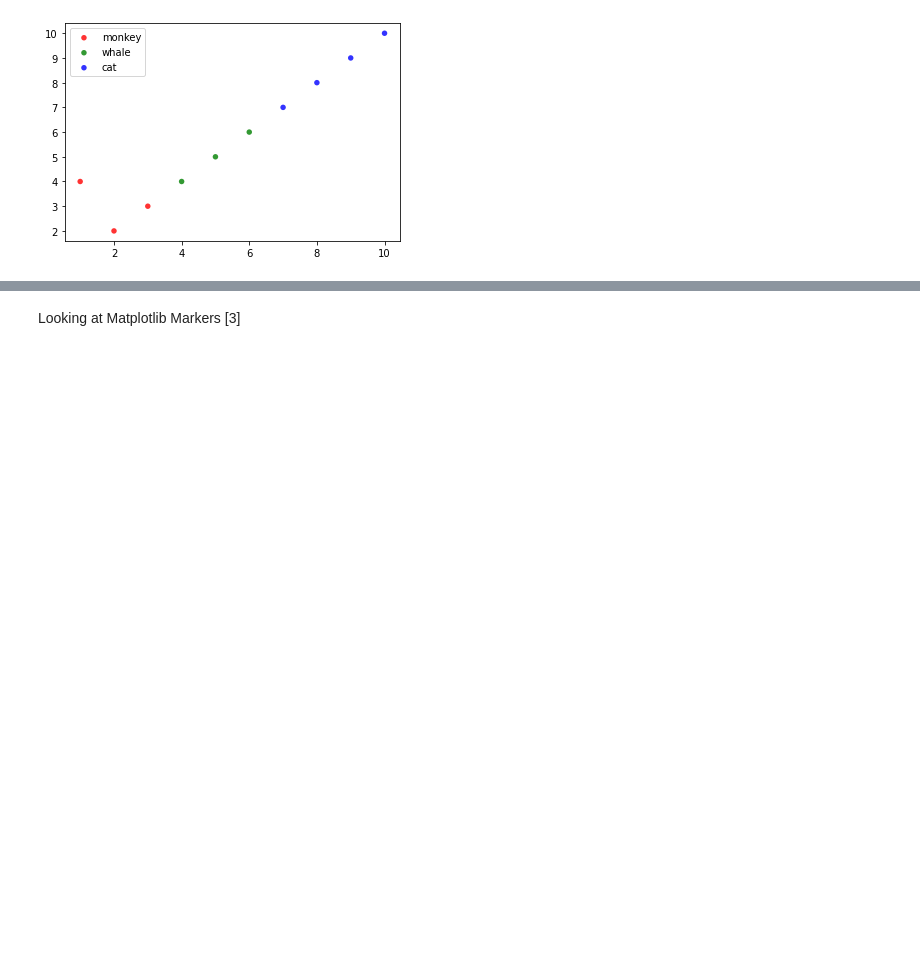
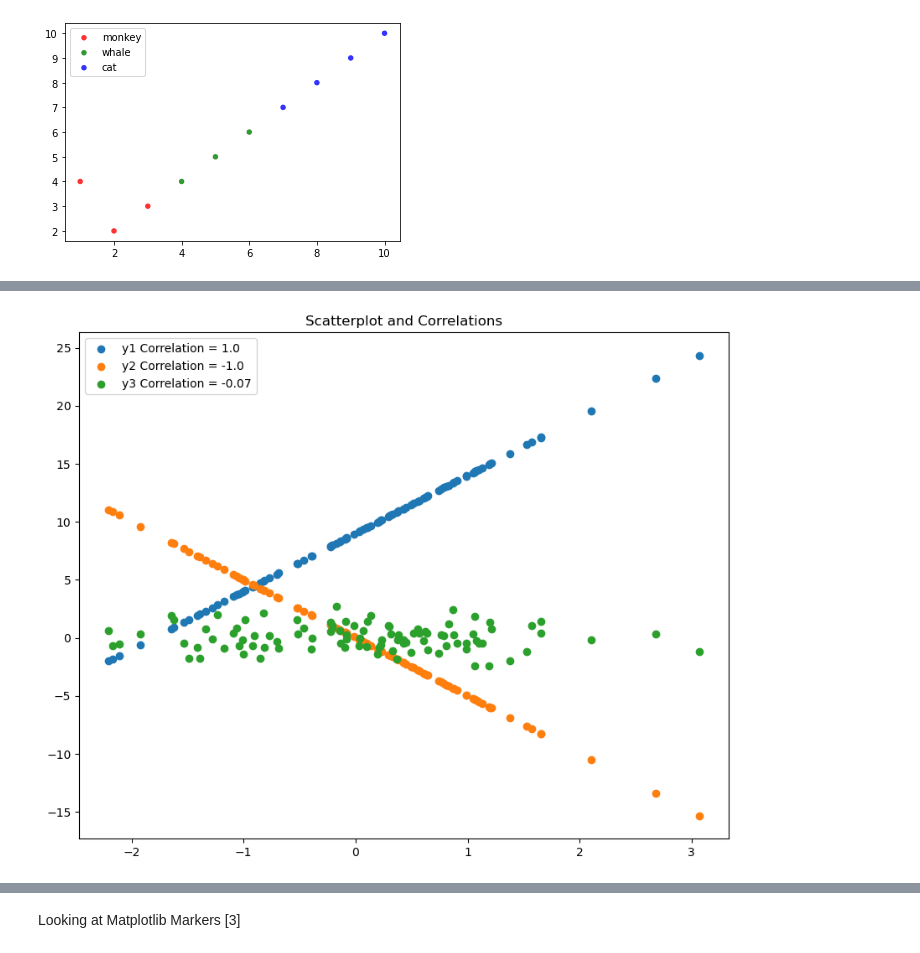
Before and after one commit to katel85/FundamentalsDA, a Jupyter notebook: pyplot.ipynb, the cells around one changed output, grey strips where cells are left out. Drawn from its saved outputs; the diff is of its cells as text; code cells hidden in the pictures; blank space fills up the shorter version.

```diff
--- a/pyplot.ipynb
+++ b/pyplot.ipynb
@@ -331,0 +424,20 @@ plt.legend(loc=2)
+# %%
+# Scatterplot and Correlations
+# Data
+x=np.random.randn(100)
+y1= x*5 +9
+y2= -5*x
+y3=np.random.randn(100)
+
+# Plot
+plt.rcParams.update({'figure.figsize':(10,8), 'figure.dpi':100})
+plt.scatter(x, y1, label=f'y1 Correlation = {np.round(np.corrcoef(x,y1)[0,1], 2)}')
+plt.scatter(x, y2, label=f'y2 Correlation = {np.round(np.corrcoef(x,y2)[0,1], 2)}')
+plt.scatter(x, y3, label=f'y3 Correlation = {np.round(np.corrcoef(x,y3)[0,1], 2)}')
+
+# Plot
+plt.title('Scatterplot and Correlations')
+plt.legend()
+plt.show()
+# %% [output]
+[figure, added]
```
Also changed, not shown: parts of 37 cells of this notebook, 1 other file.
